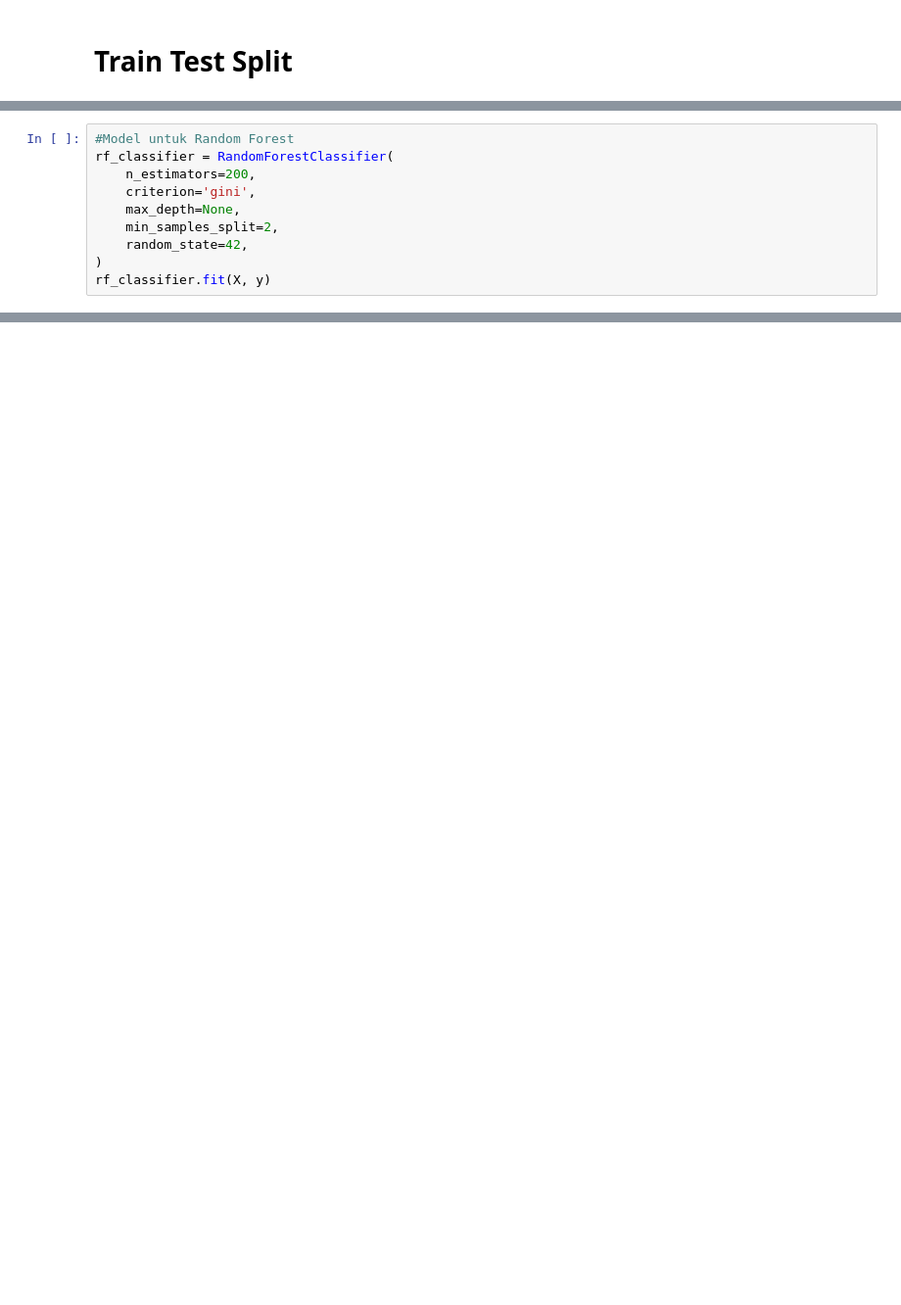
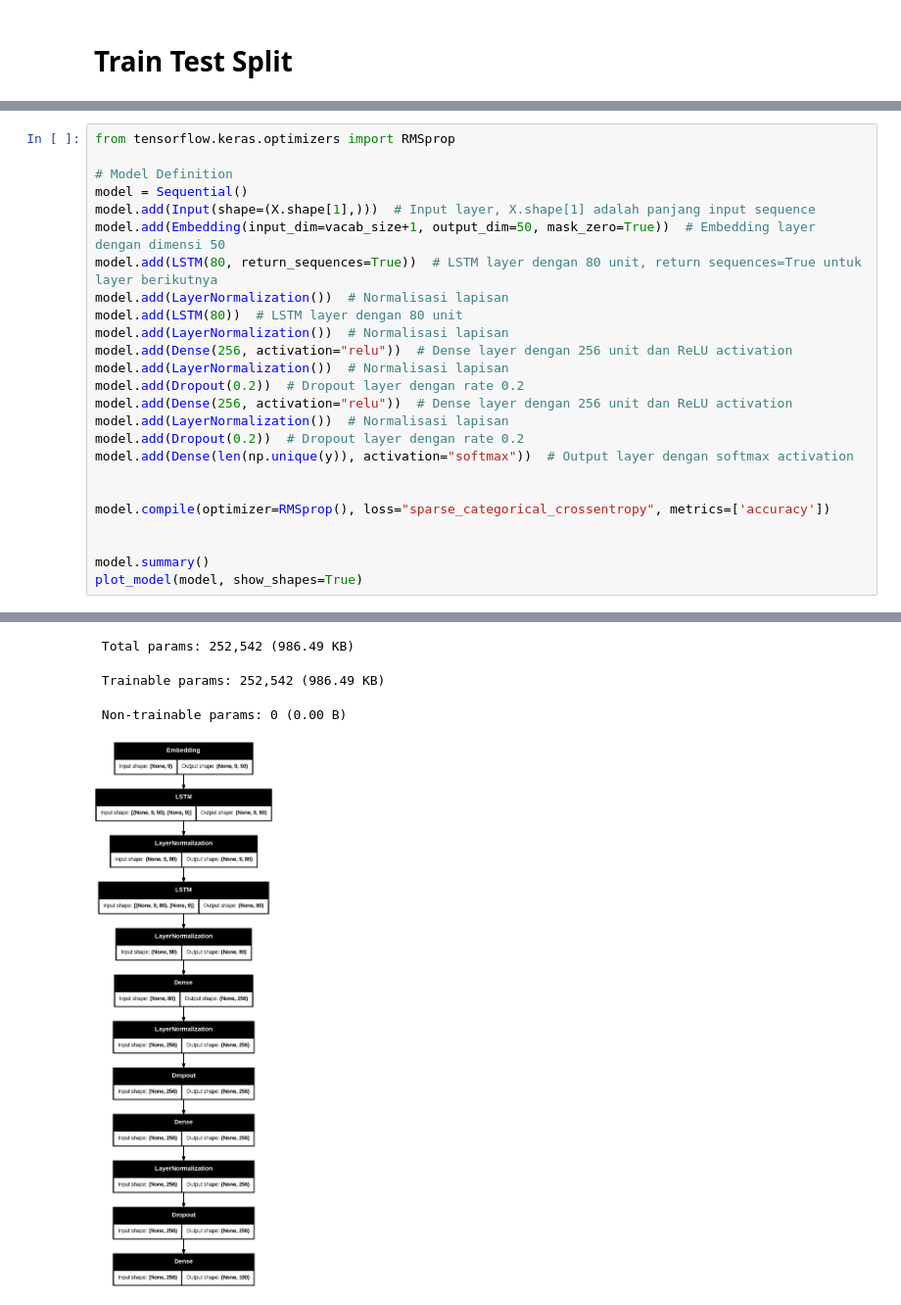
Before and after one commit to PangVin/Chatbot, a Jupyter notebook: 3_Model.ipynb, the cells around one changed output, grey strips where cells are left out. Shown at 98% size. Saved outputs shown, nothing was run; the diff lists cells and outputs as text; blank space fills up the shorter version.

```diff
--- a/3_Model.ipynb
+++ b/3_Model.ipynb
@@ -300,10 +295,0 @@ KNeighborsClassifier()
-# %%
-#Model untuk Random Forest
-rf_classifier = RandomForestClassifier(
-    n_estimators=200,
-    criterion='gini',
-    max_depth=None,
-    min_samples_split=2,
-    random_state=42,
-)
-rf_classifier.fit(X, y)
@@ -533,0 +350,26 @@ your url is: https://plenty-waves-open.loca.lt
+# %%
+from tensorflow.keras.optimizers import RMSprop
+
+# Model Definition
+model = Sequential()
+model.add(Input(shape=(X.shape[1],)))  # Input layer, X.shape[1] adalah panjang input sequence
+model.add(Embedding(input_dim=vacab_size+1, output_dim=50, mask_zero=True))  # Embedding layer dengan dimensi 50
+model.add(LSTM(80, return_sequences=True))  # LSTM layer dengan 80 unit, return sequences=True untuk layer berikutnya
+model.add(LayerNormalization())  # Normalisasi lapisan
+model.add(LSTM(80))  # LSTM layer dengan 80 unit
+model.add(LayerNormalization())  # Normalisasi lapisan
+model.add(Dense(256, activation="relu"))  # Dense layer dengan 256 unit dan ReLU activation
+model.add(LayerNormalization())  # Normalisasi lapisan
+model.add(Dropout(0.2))  # Dropout layer dengan rate 0.2
+model.add(Dense(256, activation="relu"))  # Dense layer dengan 256 unit dan ReLU activation
+model.add(LayerNormalization())  # Normalisasi lapisan
+model.add(Dropout(0.2))  # Dropout layer dengan rate 0.2
+model.add(Dense(len(np.unique(y)), activation="softmax"))  # Output layer dengan softmax activation
+
+
+model.compile(optimizer=RMSprop(), loss="sparse_categorical_crossentropy", metrics=['accuracy'])
+
+
+model.summary()
+plot_model(model, show_shapes=True)
+# %% [output]
@@ -533,0 +394,4 @@ your url is: https://plenty-waves-open.loca.lt
+ Total params: 252,542 (986.49 KB)
+ Trainable params: 252,542 (986.49 KB)
+ Non-trainable params: 0 (0.00 B)
+[figure, added]
```
Also changed, not shown: parts of 60 cells of this notebook, 2 other files.
